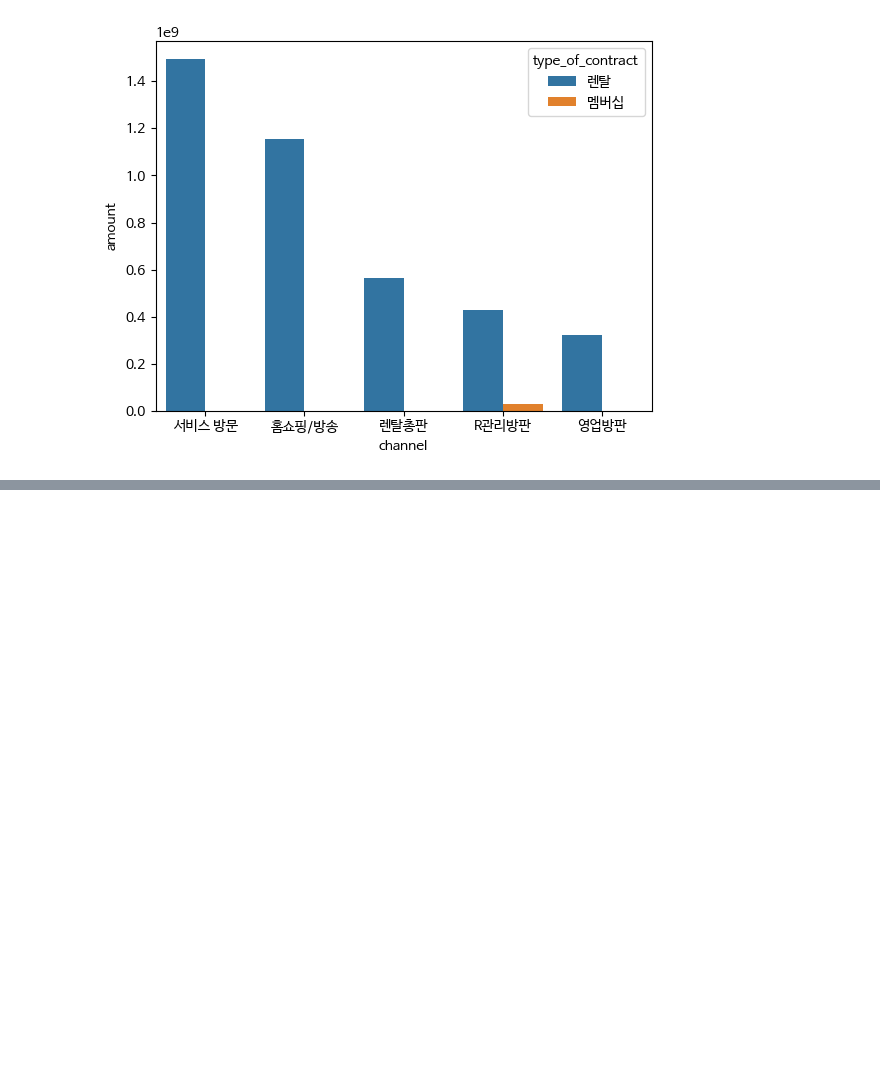
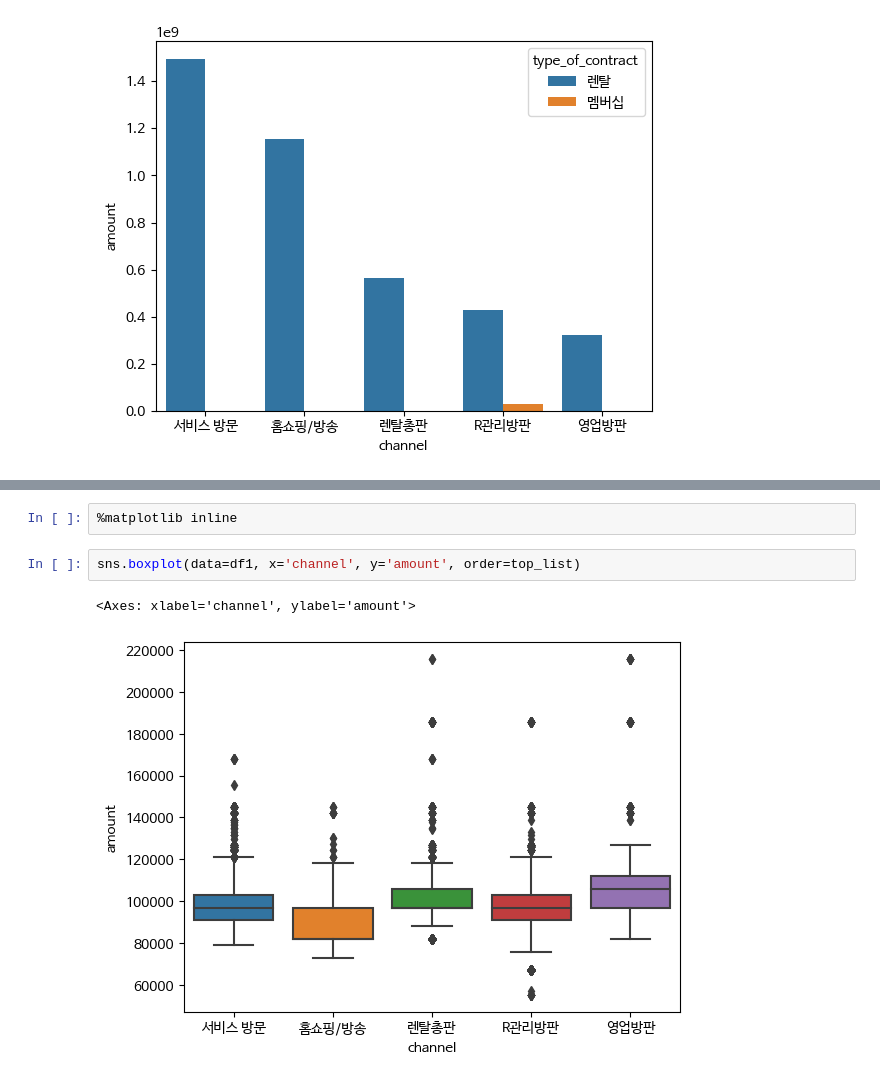
Before and after one commit to won195/TIL, a Jupyter notebook: [매일10분_데이터_분석]_파이썬_수치형_자료_시각화.ipynb, the cells around one changed output, grey strips where cells are left out. Cells and saved outputs as stored; diff of their text form; blank space fills up the shorter version.

```diff
--- a/[매일10분_데이터_분석]_파이썬_수치형_자료_시각화.ipynb
+++ b/[매일10분_데이터_분석]_파이썬_수치형_자료_시각화.ipynb
@@ -181,0 +191,7 @@ The `ci` parameter is deprecated. Use `errorbar=None` for the same effect.
+# %%
+%matplotlib inline
+# %%
+sns.boxplot(data=df1, x='channel', y='amount', order=top_list)
+# %% [output]
+<Axes: xlabel='channel', ylabel='amount'>
+[figure, added]
```
Also changed, not shown: parts of 2 cells of this notebook.
